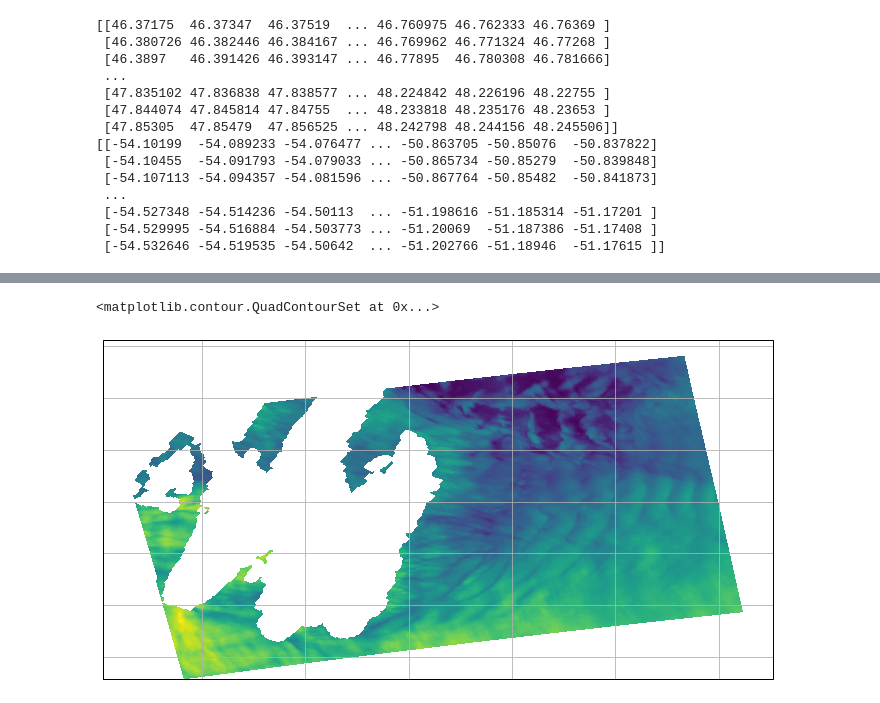
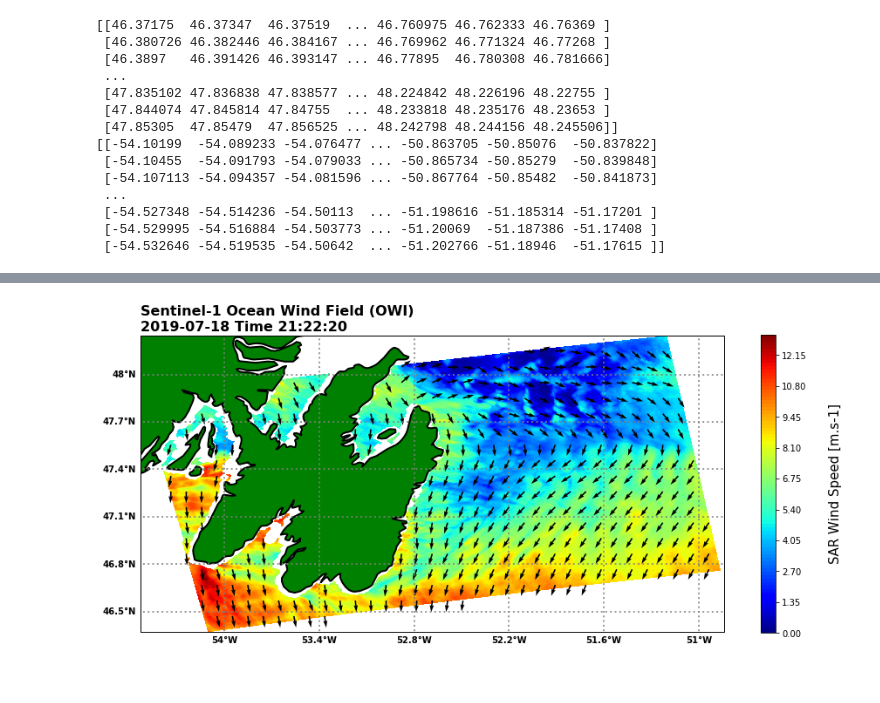
Before and after one commit to Seyed-Ali-Ahmadi/Python-for-Remote-Sensing, a Jupyter notebook: Sentinel_1_OWI_product.ipynb, the cells around one changed output, grey strips where cells are left out. Cells and saved outputs as stored; diff of their text form; code cells hidden in the pictures.

```diff
--- a/Sentinel_1_OWI_product.ipynb
+++ b/Sentinel_1_OWI_product.ipynb
@@ -136,5 +115,0 @@ raise a ValueError in future versions of mpl.
-# %%
-lat = dataset.variables['owiLat'][:]
-lon = dataset.variables['owiLon'][:]
-print(lat)
-print(lon)
@@ -156,9 +116,46 @@ print(lon)
-# %%
-fig = plt.figure(figsize=(12, 12))
-ax = plt.axes(projection=ccrs.PlateCarree())
-ax.gridlines()
-extent = [-59, -45, 50, 40]
-ax.contourf(lon, lat, owiSpeed, 100, transform=ccrs.PlateCarree())
-# %% [output]
-<matplotlib.contour.QuadContourSet at 0x...>
-[figure, removed]
+# %%
+fig = plt.figure(figsize=(15, 15))
+ax = plt.axes(projection=ccrs.PlateCarree())
+
+# Draw Wind Speed Data
+carto_map = ax.contourf(lon, lat, owiSpeed, 100,
+                        transform=ccrs.PlateCarree(),
+                        cmap='jet')
+
+title = 'Sentinel-1 Ocean Wind Field (OWI)\n2019-07-18 Time 21:22:20'
+ax.set_title(title,
+             fontsize=16,
+             fontweight='bold',
+             loc='left')
+
+# Extents
+ax.set_xlim((np.amin(lon), np.amax(lon)))
+ax.set_ylim((np.amin(lat), np.amax(lat)))
+
+# Mask land regions and coastlines
+ax.add_feature(cfeature.NaturalEarthFeature('physical', 'land', '10m',
+                                            edgecolor='face', facecolor='g'))
+ax.coastlines(resolution='10m', linewidth=2, color='black')
+
+# Colorbar
+cbar = plt.colorbar(carto_map, shrink=0.42)
+cbar.set_label('SAR Wind Speed [m.s-1]',
+               fontsize=15,
+               labelpad=25)
+
+# Draw wind speed vectors
+dx = np.cos(owiDir * np.pi / 180)  # u
+dy = np.sin(owiDir * np.pi / 180)  # v
+ax.quiver(lon, lat, dx, dy, angles="xy", color="black", regrid_shape=20)
+
+# Draw gridlines and lat lon ticks on the axis
+gl = ax.gridlines(crs=ccrs.PlateCarree(), draw_labels=True,
+                  linewidth=2, color='gray', alpha=0.8, linestyle=':')
+gl.xformatter = LONGITUDE_FORMATTER
+gl.yformatter = LATITUDE_FORMATTER
+gl.xlabels_top = False
+gl.ylabels_right = False
+gl.xlabel_style = {'color': 'black', 'weight': 'bold', 'size': 10}
+gl.ylabel_style = {'color': 'black', 'weight': 'bold', 'size': 10}
+# %% [output]
+[figure, added]
```
Also changed, not shown: parts of 7 cells of this notebook.
